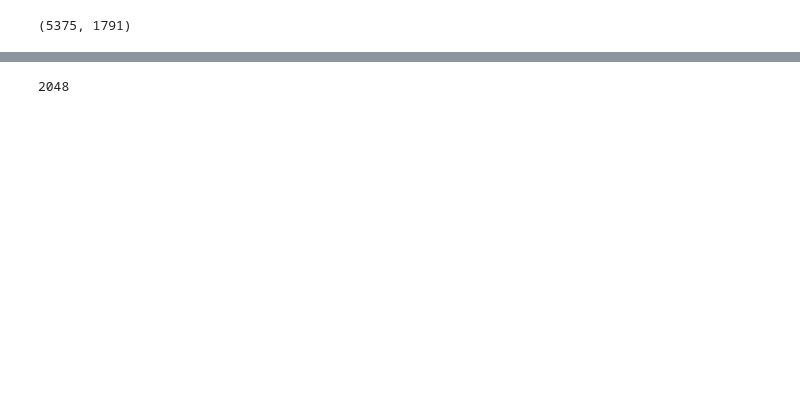
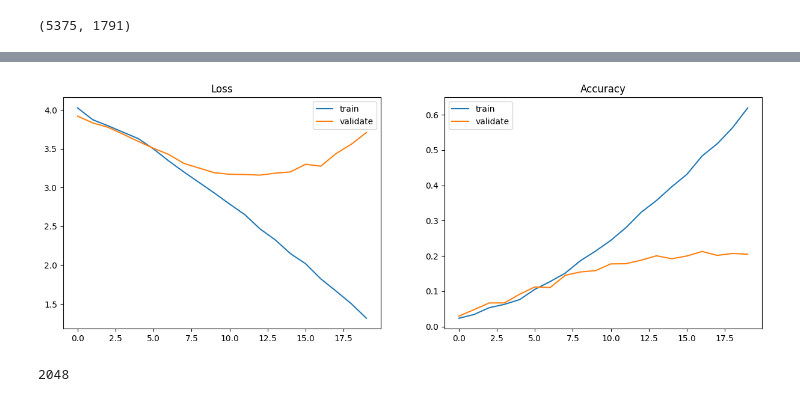
Before and after one commit to EvgenVer/ml_course, a Jupyter notebook: homeworks/lab02_deep_learning/Lab2_DL_parts_5.ipynb, the cells around one changed output, grey strips where cells are left out. Drawn from its saved outputs; the diff is of its cells as text; code cells hidden in the pictures; blank space fills up the shorter version.

```diff
--- a/homeworks/lab02_deep_learning/Lab2_DL_parts_5.ipynb
+++ b/homeworks/lab02_deep_learning/Lab2_DL_parts_5.ipynb
@@ -278,42 +315,41 @@ def conv_block_3x3(in_channels, out_channels, stride=1):
         nn.BatchNorm2d(32),
         nn.ReLU(),
         nn.MaxPool2d(2),
-        nn.Conv2d(in_channels=32, out_channels=32, kernel_size=3),
-        nn.BatchNorm2d(32),
-        nn.ReLU(),
-        nn.MaxPool2d(2),
+        nn.Dropout(p=0.3),
         nn.Conv2d(in_channels=32, out_channels=64, kernel_size=3),
         nn.BatchNorm2d(64),
         nn.ReLU(),
         nn.MaxPool2d(2),
+        nn.Dropout(p=0.5),
         nn.Conv2d(in_channels=64, out_channels=out_channels, kernel_size=3),
         nn.BatchNorm2d(out_channels),
         nn.ReLU(),
         nn.MaxPool2d(2))
 
 class SimpleCNN(torch.nn.Module):
-    def __init__(self, in_feature):
+    def __init__(self):
         super(self.__class__, self).__init__()
 
         self.model = nn.Sequential(
             conv_block_3x3(3, 128, 1),
             nn.AdaptiveMaxPool2d(1),
             nn.Flatten())
-        self.dropout = nn.Dropout(p=0.5)
+        self.dropout0_5 = nn.Dropout(p=0.5)
         self.fc = nn.Sequential(
             nn.Linear(128, 128),
             nn.BatchNorm1d(128),
             nn.ReLU())
+
         self.pred = nn.Sequential(
             nn.Linear(128, NUM_CLASSES, bias=False))
 
     def forward(self, x):
         x = self.model(x)
-        x = self.dropout(x)
+        x = self.dropout0_5(x)
         x = self.fc(x)
-        x = self.dropout(x)
+        x = self.dropout0_5(x)
         x = self.pred(x)
         return x
 # %%
-# base_line_cnn = SimpleCNN(3)
-# summary(base_line_cnn, (3, SIZE_H, SIZE_W), device='cpu')
+base_line_cnn = SimpleCNN()
+summary(base_line_cnn, (3, SIZE_H, SIZE_W), device='cpu')
@@ -320,13 +374,14 @@ class SimpleCNN(torch.nn.Module):
 # %%
-# base_line_cnn = base_line_cnn.to(device)
-# opt = torch.optim.Adam(base_line_cnn.parameters(), lr=1e-2)
-# criterion = nn.CrossEntropyLoss()
-# metric = Accuracy(task="multiclass", num_classes=NUM_CLASSES).to(device)
-# checkpoint_path = r'base_line_cnn_model.ckpt'
+base_line_cnn = base_line_cnn.to(device)
+opt = torch.optim.Adam(base_line_cnn.parameters(), lr=1e-3)
+criterion = nn.CrossEntropyLoss()
+metric = Accuracy(task="multiclass", num_classes=NUM_CLASSES).to(device)
+checkpoint_path = r'base_line_cnn_model.ckpt'
 
-# runner_base_line = Runner(model=base_line_cnn, opt=opt, device=device,
-#                           criterion=criterion, metric=metric,
-#                           checkpoint_path=checkpoint_path)
+runner_base_line = Runner(model=base_line_cnn, opt=opt, device=device,
+                          criterion=criterion, metric=metric,
+                          checkpoint_path=checkpoint_path)
 
-# runner_base_line.train(train_loader=train_loader,
-#                        val_loader=val_loader, n_epochs=30)
+runner_base_line.train(train_loader=train_loader,
+                       val_loader=val_loader, n_epochs=20)
+# %% [output]
@@ -333,3 +389,4 @@ class SimpleCNN(torch.nn.Module):
+[figure, added]
 # %%
 model_resnet50 = torchvision.models.resnet50(pretrained=True)
 # %%
```
Also changed, not shown: parts of 10 cells of this notebook.
